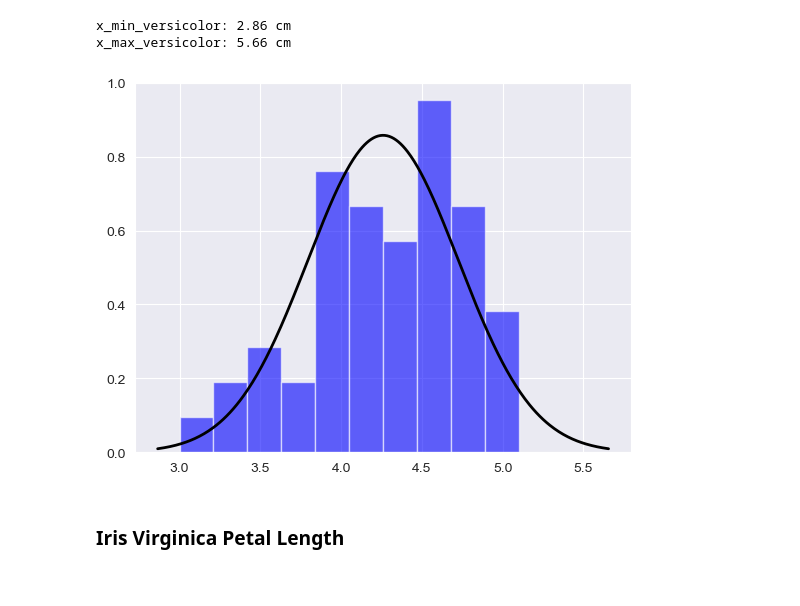
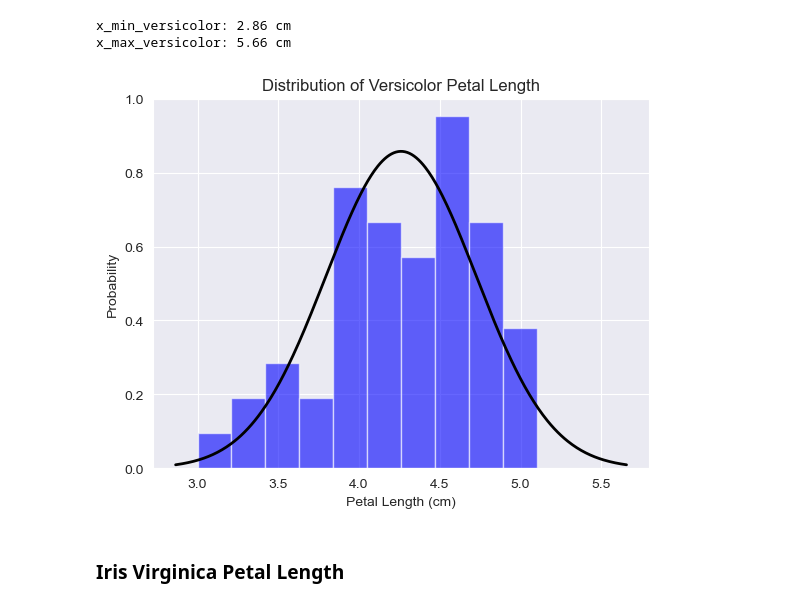
Before and after one commit to AnnaLozenko/applied-statistics, a Jupyter notebook: problems.ipynb, the cells around one changed output. Drawn from its saved outputs; the diff is of its cells as text; code cells hidden in the pictures.

```diff
--- a/problems.ipynb
+++ b/problems.ipynb
@@ -174,11 +180,14 @@ x_max_versicolor: 5.66 cm
 # %%
 # plot the histogram of the petal length for versicolor and superimpose a normal distribution curve
 plt.hist(versicolor_petal_length, bins = 10, density=True, alpha=0.6, color='b')
 normal_dist = np.linspace(x_min_versicolor, x_max_versicolor, 400)
 plt.plot(normal_dist, stats.norm.pdf(normal_dist, mean_versicolor_petal_length, std_versicolor_petal_length), 'k', linewidth=2)
+plt.xlabel('Petal Length (cm)')
+plt.ylabel('Probability')
+plt.title('Distribution of Versicolor Petal Length')
 plt.show()
 # %% [output]
-[figure, old version]
+[figure, new version]
 # %% [markdown]
 ### Iris Virginica Petal Length
 # %%
```
Also changed, not shown: parts of 7 cells of this notebook.
